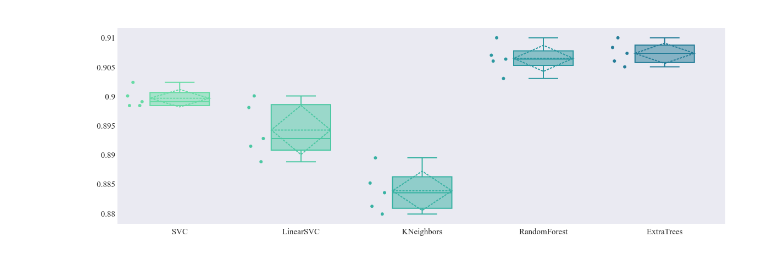
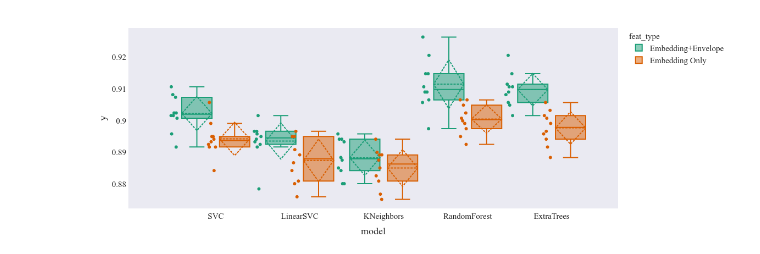
Before and after one commit to imilas/Synths_Stacks_Search, a Jupyter notebook: feature_extraction/openset_SVM.ipynb, the cells around one changed output. Saved outputs shown, nothing was run; the diff lists cells and outputs as text; code cells hidden in the pictures.

Commit message:
boxplots show pre/post env feats

```diff
--- a/feature_extraction/openset_SVM.ipynb
+++ b/feature_extraction/openset_SVM.ipynb
@@ -222,43 +250,52 @@ weighted avg       0.91      0.91      0.91      3023
+# %%
+import plotly.graph_objects as go
+import plotly
+import plotly.express as px
+from kaleido.scopes.plotly import PlotlyScope
+colors1=plotly.colors.sequential.Tealgrn[2:]
+colors2=plotly.colors.sequential.Tealgrn_r[2:]
+scope = PlotlyScope()
+fig = go.Figure()
+
+cv_num=2
+df=pd.DataFrame(columns=["model","feat_type","y"])
+
+for i,model in enumerate(models):
+    cv = ShuffleSplit(n_splits=10, test_size=0.2, random_state=0) # for quick test
+    name=type(model).__name__.split("Class")[0]
+    for y in cross_val_score(model, X2, y2, cv=cv):
+        df.loc[len(df)]=[name,"Embedding+Envelope",y]
+    for y in cross_val_score(model, X1, y1, cv=cv):
+        df.loc[len(df)]=[name,"Embedding Only",y]
 # %%
-import plotly.graph_objects as go
-import plotly
-from kaleido.scopes.plotly import PlotlyScope
-colors=plotly.colors.sequential.Tealgrn[2:]
+fig = px.box(df, x="model", y="y", color="feat_type",
+             color_discrete_sequence=plotly.express.colors.qualitative.Dark2,
+             title="Box plot of total bill",
+            )
+fig.update_layout(
+#     showlegend=False,
 
-scope = PlotlyScope()
-fig = go.Figure()
-
-for i,model in enumerate(models):
-#     score_model(X, y, model,)
-#     cv = ShuffleSplit(n_splits=2, test_size=0.9, random_state=0) # for quick test
-    cv = ShuffleSplit(n_splits=5, test_size=0.5, random_state=0)
-    score = cross_val_score(model, X, y, cv=cv)
-
-    fig.add_trace(go.Box(
-    y=score,
-    name=type(model).__name__.split("Class")[0],
-    marker_color=colors[i],
-    boxmean="sd", # represent mean. (sd shows standarddev)
-    boxpoints='all',
-    ))
-
-fig.update_layout(
-    showlegend=False,
     autosize=False,title=None,
     template="seaborn",
-    width=800,height=400,
+    width=1100,height=400,
     font_family="Times New Roman",
     font_size=15,
     title_font_family="Times New Roman",
     title_font_size=30,
+    boxmode='group',
     margin=dict(l=0, t=20,r=5, b=5),
+    boxgap=0.1,boxgroupgap=0.2,
     )
+fig.update_traces(
+        boxmean="sd", # represent mean. (sd shows standarddev)
+        boxpoints='all',
+)
 fig.update_xaxes(showgrid=False,zeroline=False,ticks='',)
 fig.update_yaxes(showgrid=False,zeroline=False,)
 
 fig.show()
-
-with open("../plots/mme_comparisons.pdf", "wb") as f:
+# df.to_csv("csvs/mme_comparisons_mme.csv")
+with open("../plots/mme_comparisons_mme.pdf", "wb") as f:
     f.write(scope.transform(fig, format="pdf", width=800,height=400,))
 # %% [output]
-[figure, old version]
+[figure, new version]
```
Also changed, not shown: parts of 6 cells of this notebook.
